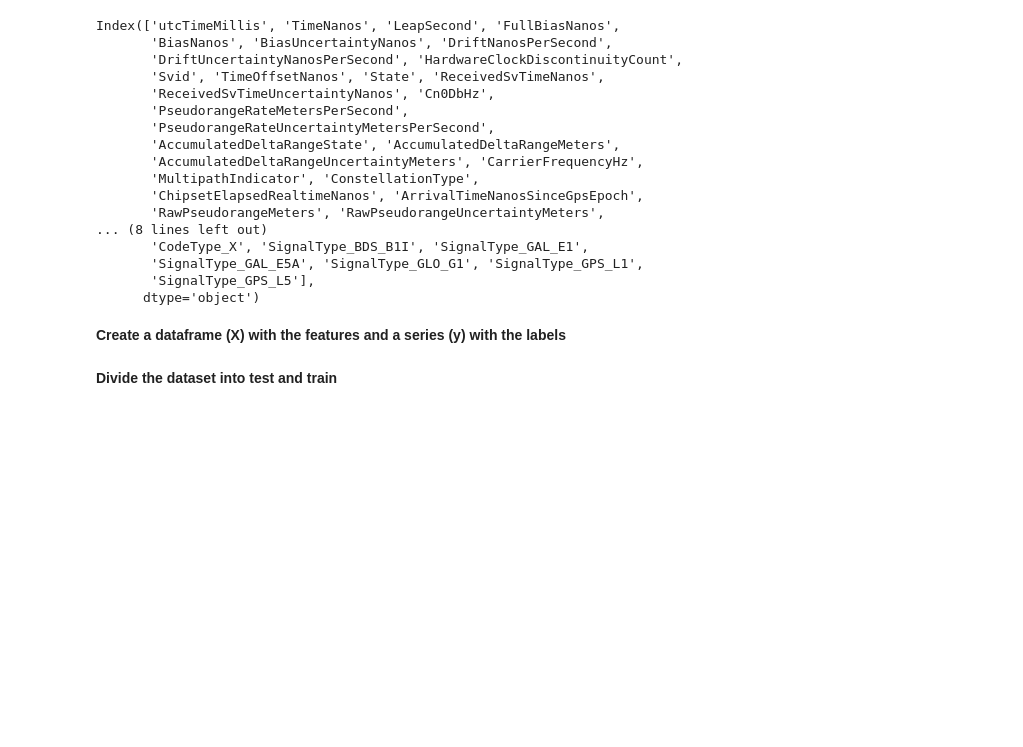
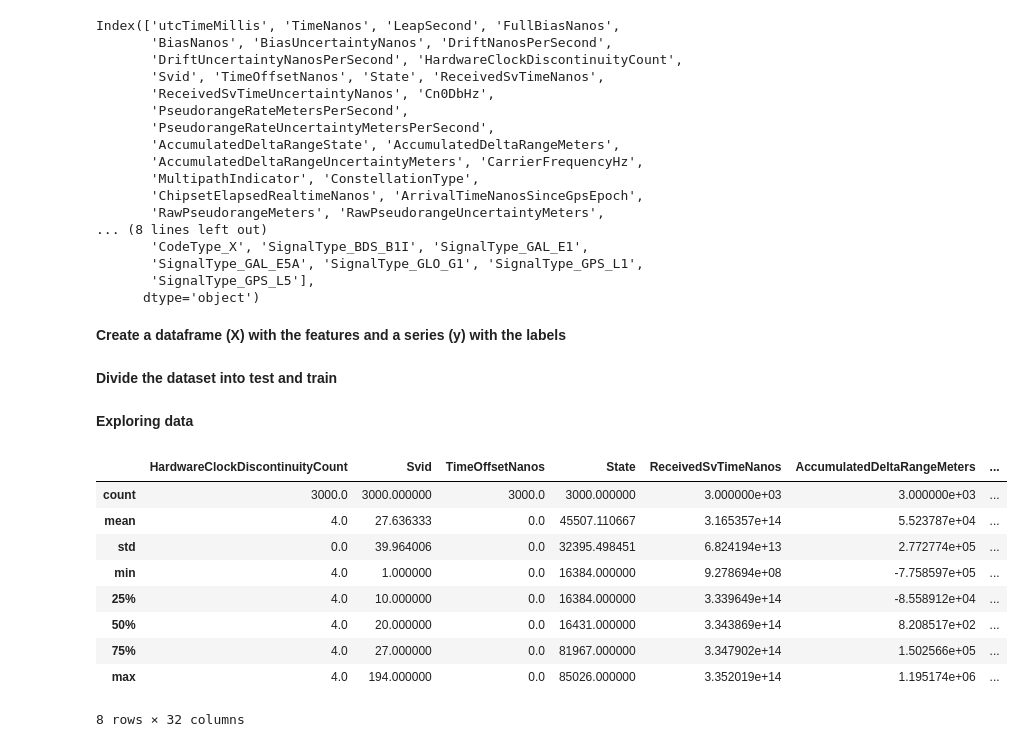
Before and after one commit to AleksandrMorozov123/Competition-on-kaggle-, a Jupyter notebook: google-smartphone-decimeter-challenge-2022.ipynb, the cells around one changed output. Cells and saved outputs as stored; diff of their text form; code cells hidden in the pictures; blank space fills up the shorter version.

```diff
--- a/google-smartphone-decimeter-challenge-2022.ipynb
+++ b/google-smartphone-decimeter-challenge-2022.ipynb
@@ -365,3 +365,18 @@ X = data2021S [['HardwareClockDiscontinuityCount',
 from sklearn.model_selection import train_test_split
 
 X_train, X_test, y_train, y_test = train_test_split (X, y, test_size = 0.3, random_state = 42)
+# %% [markdown]
+**Exploring data**
+# %%
+X.describe ()
+# %% [output]
+|  | HardwareClockDiscontinuityCount | Svid | TimeOffsetNanos | State | ReceivedSvTimeNanos | AccumulatedDeltaRangeMeters | ... |
+| count | 3000.0 | 3000.000000 | 3000.0 | 3000.000000 | 3.000000e+03 | 3.000000e+03 | ... |
+| mean | 4.0 | 27.636333 | 0.0 | 45507.110667 | 3.165357e+14 | 5.523787e+04 | ... |
+| std | 0.0 | 39.964006 | 0.0 | 32395.498451 | 6.824194e+13 | 2.772774e+05 | ... |
+| min | 4.0 | 1.000000 | 0.0 | 16384.000000 | 9.278694e+08 | -7.758597e+05 | ... |
+| 25% | 4.0 | 10.000000 | 0.0 | 16384.000000 | 3.339649e+14 | -8.558912e+04 | ... |
+| 50% | 4.0 | 20.000000 | 0.0 | 16431.000000 | 3.343869e+14 | 8.208517e+02 | ... |
+| 75% | 4.0 | 27.000000 | 0.0 | 81967.000000 | 3.347902e+14 | 1.502566e+05 | ... |
+| max | 4.0 | 194.000000 | 0.0 | 85026.000000 | 3.352019e+14 | 1.195174e+06 | ... |
+8 rows × 32 columns
```
Also changed, not shown: parts of 5 cells of this notebook.
